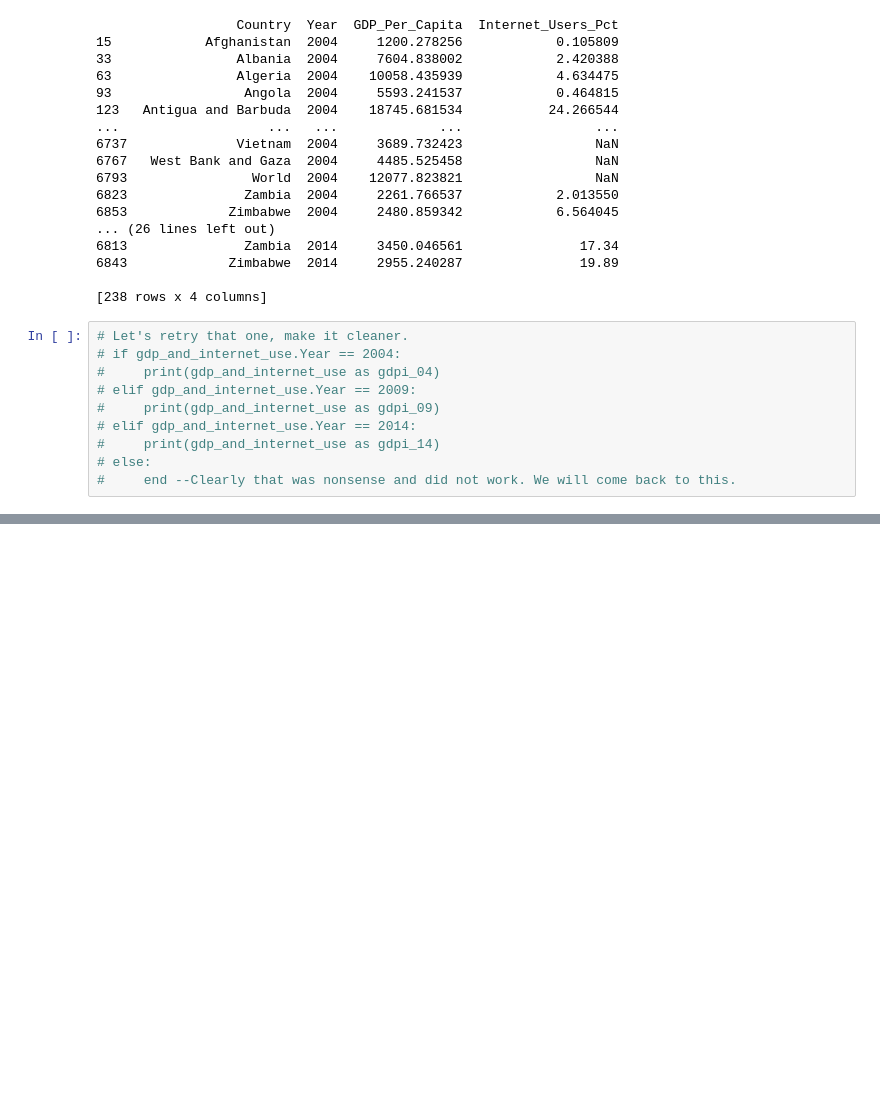
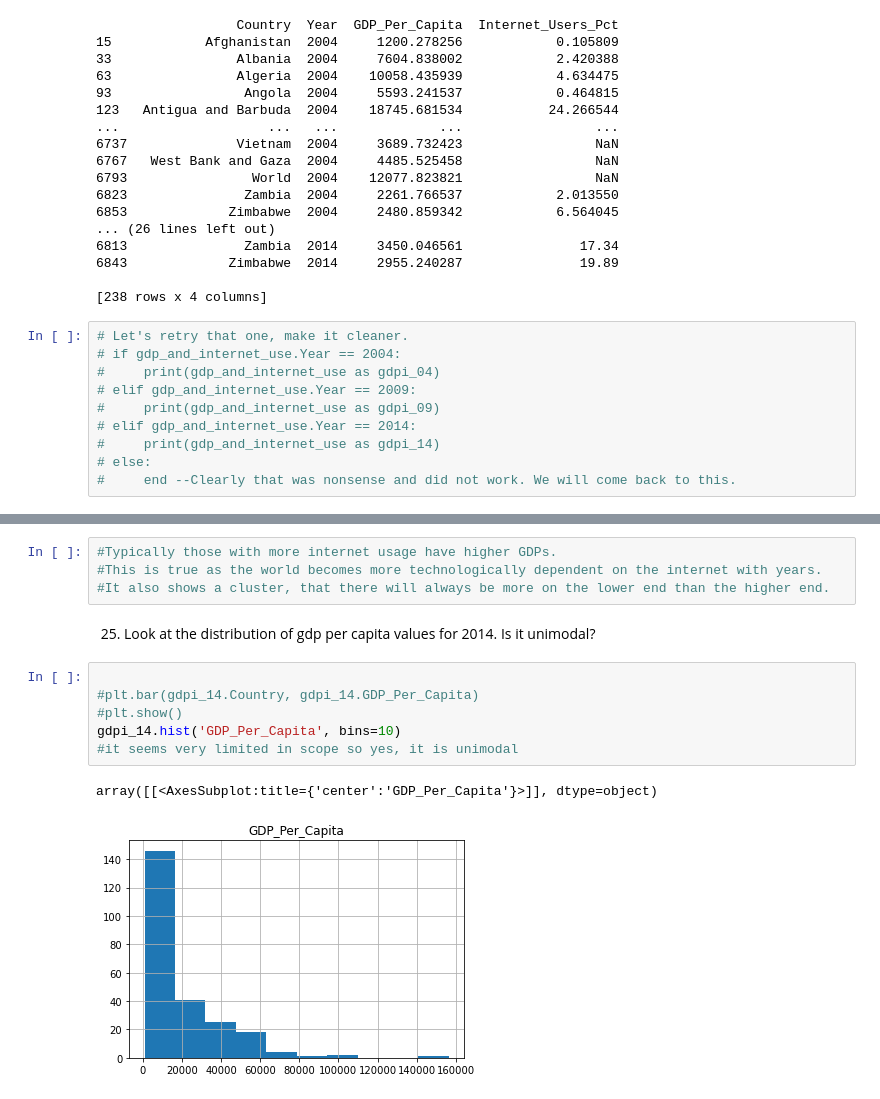
Before and after one commit to Cuiweiyi/gdp-and-internet-usage-Cuiweiyi, a Jupyter notebook: notebooks/Setup for the gdp_percap.ipynb, the cells around one changed output, grey strips where cells are left out. Drawn from its saved outputs; the diff is of its cells as text; blank space fills up the shorter version.

```diff
--- a/notebooks/Setup for the gdp_percap.ipynb
+++ b/notebooks/Setup for the gdp_percap.ipynb
@@ -327,0 +348,15 @@ c. 2014 Percent Using the Internet vs GDP Per Capita
+# %%
+#Typically those with more internet usage have higher GDPs.
+#This is true as the world becomes more technologically dependent on the internet with years.
+#It also shows a cluster, that there will always be more on the lower end than the higher end.
+# %% [markdown]
+25. Look at the distribution of gdp per capita values for 2014. Is it unimodal?
+# %%
+
+#plt.bar(gdpi_14.Country, gdpi_14.GDP_Per_Capita)
+#plt.show()
+gdpi_14.hist('GDP_Per_Capita', bins=10)
+#it seems very limited in scope so yes, it is unimodal
+# %% [output]
+array([[<AxesSubplot:title={'center':'GDP_Per_Capita'}>]], dtype=object)
+[figure, added]
```
Also changed, not shown: parts of 34 cells of this notebook.
